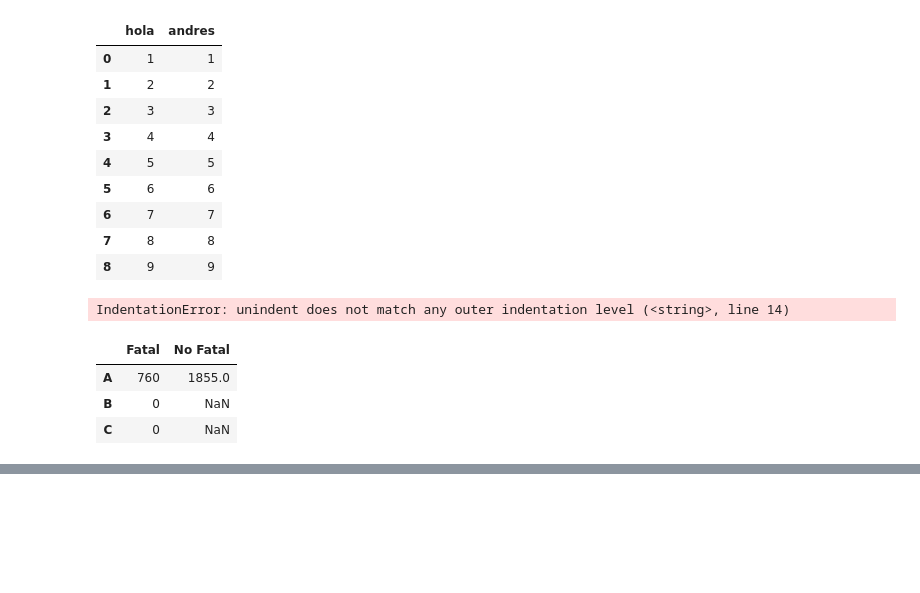
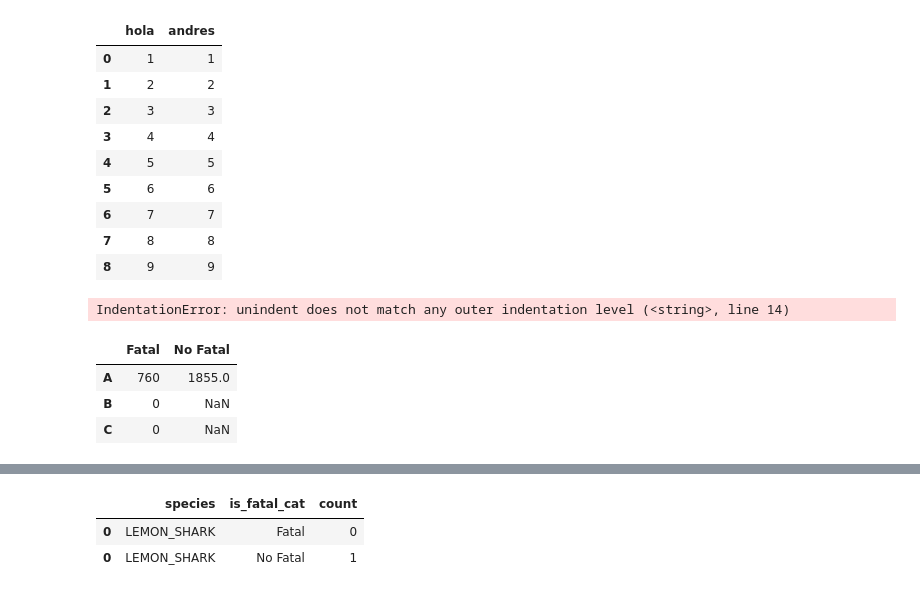
Before and after one commit to sofia-1-byte/Shark-Attacks-New-Caledonia-, a Jupyter notebook: strimlit/Pruebas.ipynb, the cells around one changed output, grey strips where cells are left out. Cells and saved outputs as stored; diff of their text form; code cells hidden in the pictures; blank space fills up the shorter version.

```diff
--- a/strimlit/Pruebas.ipynb
+++ b/strimlit/Pruebas.ipynb
@@ -266,0 +288,94 @@ for y in list2 :
+# %%
+a = df["species"].value_counts()
+list = a.index
+#lista de la segunda varible
+c = df["is_fatal_cat"].value_counts()
+list2 = c.index
+
+#Nuevo DataFrame
+
+#lista de dataframe
+df_list= []
+df.columns
+#Revisa cada fila
+for x in list :
+    #Revisa una columna por cada fila
+    for y in list2 :
+        #filtramos
+        b = df.loc[(df["species"] == x) & (df["is_fatal_cat"] == y), "species"].value_counts()
+        #revisamos si es el inicio del programa (primera celda)
+        if y == list2[0] and x == list[0]:
+
+            if not b.empty:
+                b1 = b.index
+                b2 = b.values
+                data = pd.DataFrame({
+                    "species": [b1[0]]})
+                data2 = pd.DataFrame({
+                    "is_fatal_cat": [y]})
+                data3 = pd.DataFrame({
+                    "count": [b2[0]]})
+                data = pd.concat([data, data2,data3], axis = 1)
+
+            else:
+                data = pd.DataFrame({
+                    "species": [x]})
+                data2 = pd.DataFrame({
+                    "is_fatal_cat": [y]})
+                data3 = pd.DataFrame({
+                    "count": [0]})
+                data = pd.concat([data, data2,data3], axis = 1)
+
+        elif y == list2[0] and x  in list[1:len(list)]:
+            if not b.empty:
+                b1 = b.index
+                b2 = b.values
+                data = pd.DataFrame({
+                    "species": [b1[0]]})
+                data2 = pd.DataFrame({
+                    "is_fatal_cat": [y]})
+                data3 = pd.DataFrame({
+                    "count": [b2[0]]})
+                data = pd.concat([data, data2,data3], axis = 1)
+
+            else:
+                data = pd.DataFrame({
+                    "species": [x]})
+                data2 = pd.DataFrame({
+                    "is_fatal_cat": [y]})
+                data3 = pd.DataFrame({
+                    "count": [0]})
+                data = pd.concat([data, data2,data3], axis = 1)
+
+
+        else:
+            if not b.empty:
+                b1 = b.index
+                b2 = b.values
+                data1 = pd.DataFrame({
+                    "species": [b1[0]]})
+                data2 = pd.DataFrame({
+                    "is_fatal_cat": [y]})
+                data3 = pd.DataFrame({
+                    "count": [b2[0]]})
+                data4 = pd.concat([data1, data2,data3], axis = 1)
+
+                data = pd.concat([data4,data], axis = 0 )
+            else:
+                data1 = pd.DataFrame({
+                    "species": [x]})
+                data2 = pd.DataFrame({
+                    "is_fatal_cat": [y]})
+                data3 = pd.DataFrame({
+                    "count": [0]})
+                data4 = pd.concat([data1, data2,data3], axis = 1)
+
+                data = pd.concat([data4,data], axis = 0 )
+
+
+
+data
+# %% [output]
+|  | species | is_fatal_cat | count |
+| 0 | LEMON_SHARK | Fatal | 0 |
+| 0 | LEMON_SHARK | No Fatal | 1 |
```
Also changed, not shown: parts of 5 cells of this notebook, 2 other files.
